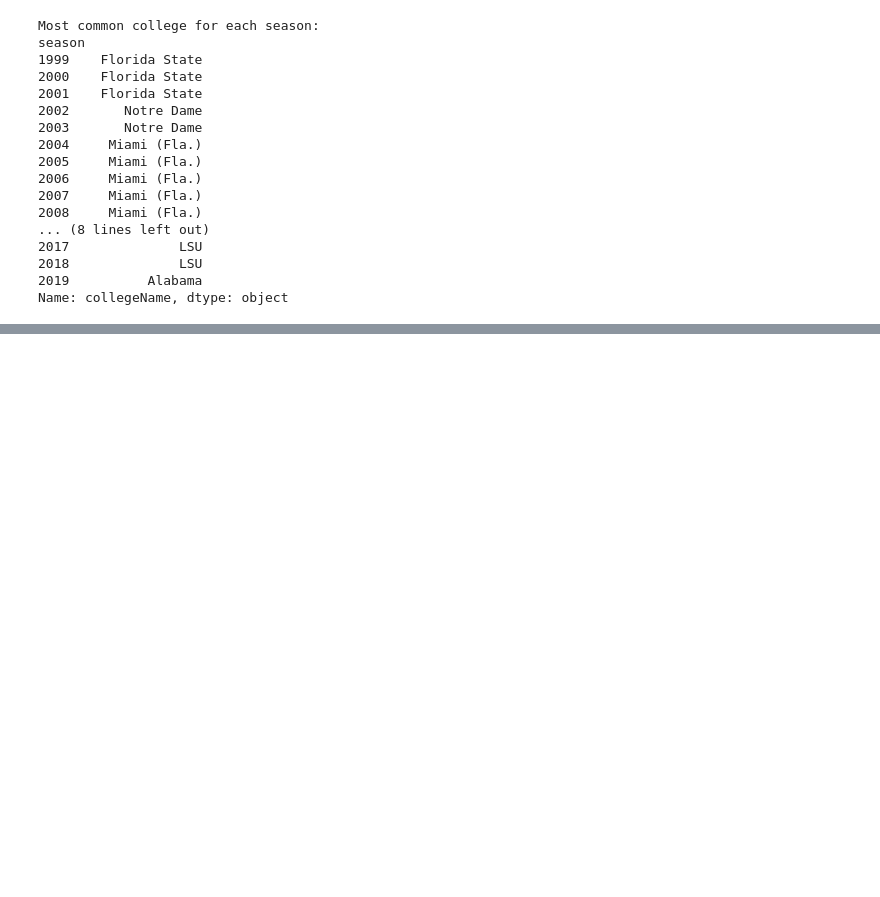
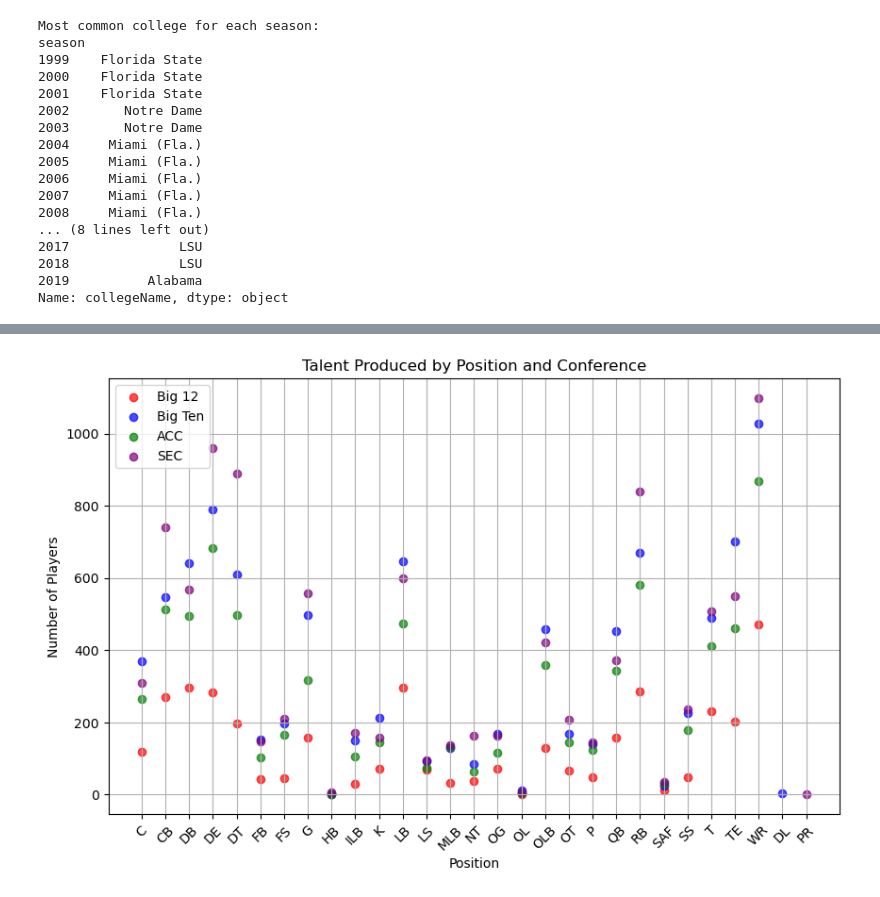
Before and after one commit to mariolgw/MIS_548_project, a Jupyter notebook: MIS548 Project 1_5.ipynb, the cells around one changed output, grey strips where cells are left out. Drawn from its saved outputs; the diff is of its cells as text; code cells hidden in the pictures; blank space fills up the shorter version.

```diff
--- a/MIS548 Project 1_5.ipynb
+++ b/MIS548 Project 1_5.ipynb
@@ -426,0 +472,29 @@ plt.show()
+# %%
+conference_position_counts = nfl2.groupby(['Conference', 'position']).size().reset_index(name='PlayerCount')
+
+# Create a color map for different conferences
+color_map = {
+    'Big 12': 'red',
+    'Big Ten': 'blue',
+    'ACC': 'green',
+    'SEC': 'purple',
+    # Add more conferences and colors as needed
+}
+
+# Create a scatter plot
+plt.figure(figsize=(10, 6))
+
+for conference, color in color_map.items():
+    conference_data = conference_position_counts[conference_position_counts['Conference'] == conference]
+    plt.scatter(conference_data['position'], conference_data['PlayerCount'], label=conference, color=color, alpha=0.7)
+
+plt.title('Talent Produced by Position and Conference')
+plt.xlabel('Position')
+plt.ylabel('Number of Players')
+plt.legend()
+plt.xticks(rotation=45)
+plt.grid(True)
+
+plt.show()
+# %% [output]
+[figure, added]
```
Also changed, not shown: parts of 12 cells of this notebook.
